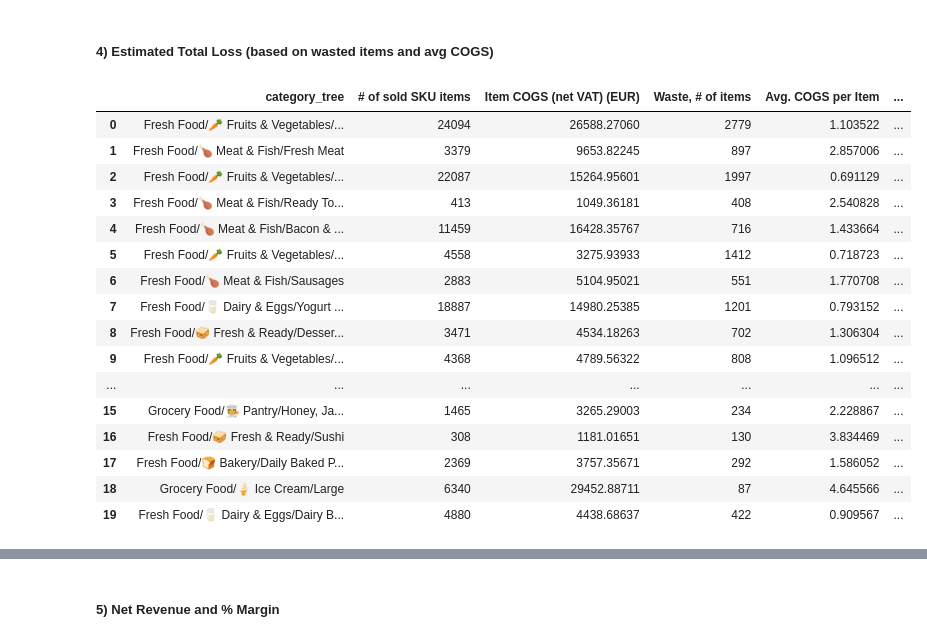
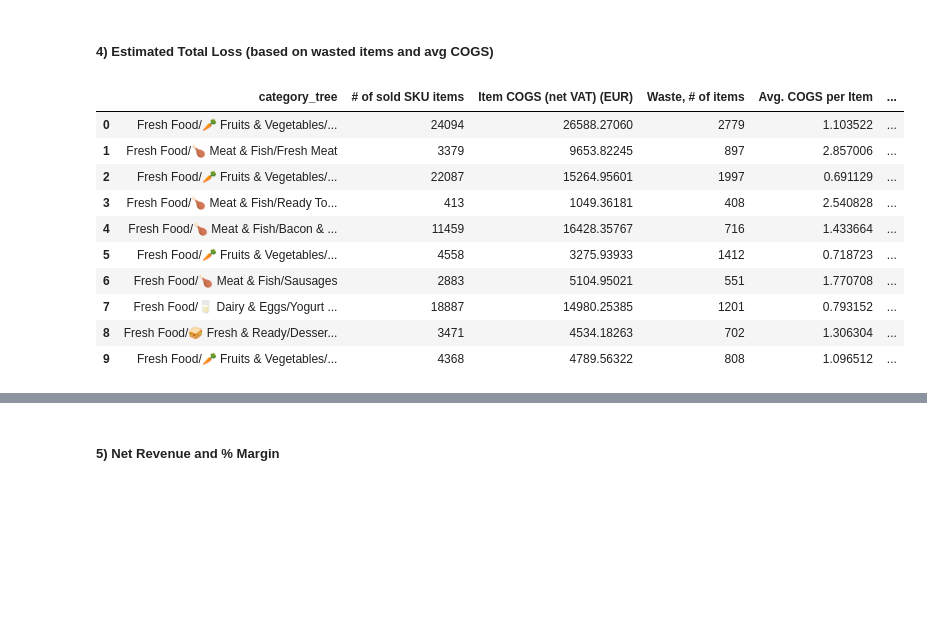
Before and after one commit to jsamu1994/data-challenge-jan-2024, a Jupyter notebook: python_files/exploring_dataset_1.ipynb, the cells around one changed output, grey strips where cells are left out. Drawn from its saved outputs; the diff is of its cells as text; code cells hidden in the pictures; blank space fills up the shorter version.

```diff
--- a/python_files/exploring_dataset_1.ipynb
+++ b/python_files/exploring_dataset_1.ipynb
@@ -163,27 +163,21 @@ df_catalog_grouped[df_catalog_grouped["Unique SKUs Listed"] > 20].head(20)
 # %%
 df_waste = df1[["category_tree","# of sold SKU items","Item COGS (net VAT) (EUR)","Waste, # of items"]]
 df_waste_grouped = df_waste.groupby("category_tree").sum().reset_index()
 
 df_waste_grouped["Avg. COGS per Item"] = df_waste_grouped["Item COGS (net VAT) (EUR)"] / df_waste_grouped["# of sold SKU items"]
 df_waste_grouped["Est. Total Loss (EUR)"] = df_waste_grouped["Waste, # of items"] * df_waste_grouped["Avg. COGS per Item"]
 
 df_waste_grouped = df_waste_grouped.sort_values("Est. Total Loss (EUR)", ascending=False).reset_index(drop=True)
-df_waste_grouped.head(20)
+df_waste_grouped.head(10)
 # %% [output]
 |  | category_tree | # of sold SKU items | Item COGS (net VAT) (EUR) | Waste, # of items | Avg. COGS per Item | ... |
 | 0 | Fresh Food/🥕 Fruits & Vegetables/... | 24094 | 26588.27060 | 2779 | 1.103522 | ... |
 | 1 | Fresh Food/🍗 Meat & Fish/Fresh Meat | 3379 | 9653.82245 | 897 | 2.857006 | ... |
 | 2 | Fresh Food/🥕 Fruits & Vegetables/... | 22087 | 15264.95601 | 1997 | 0.691129 | ... |
 | 3 | Fresh Food/🍗 Meat & Fish/Ready To... | 413 | 1049.36181 | 408 | 2.540828 | ... |
 | 4 | Fresh Food/🍗 Meat & Fish/Bacon & ... | 11459 | 16428.35767 | 716 | 1.433664 | ... |
 | 5 | Fresh Food/🥕 Fruits & Vegetables/... | 4558 | 3275.93933 | 1412 | 0.718723 | ... |
 | 6 | Fresh Food/🍗 Meat & Fish/Sausages | 2883 | 5104.95021 | 551 | 1.770708 | ... |
 | 7 | Fresh Food/🥛 Dairy & Eggs/Yogurt ... | 18887 | 14980.25385 | 1201 | 0.793152 | ... |
 | 8 | Fresh Food/🥪 Fresh & Ready/Desser... | 3471 | 4534.18263 | 702 | 1.306304 | ... |
 | 9 | Fresh Food/🥕 Fruits & Vegetables/... | 4368 | 4789.56322 | 808 | 1.096512 | ... |
-| ... | ... | ... | ... | ... | ... | ... |
-| 15 | Grocery Food/🧑‍🍳 Pantry/Honey, Ja... | 1465 | 3265.29003 | 234 | 2.228867 | ... |
-| 16 | Fresh Food/🥪 Fresh & Ready/Sushi | 308 | 1181.01651 | 130 | 3.834469 | ... |
-| 17 | Fresh Food/🍞 Bakery/Daily Baked P... | 2369 | 3757.35671 | 292 | 1.586052 | ... |
-| 18 | Grocery Food/🍦 Ice Cream/Large | 6340 | 29452.88711 | 87 | 4.645566 | ... |
-| 19 | Fresh Food/🥛 Dairy & Eggs/Dairy B... | 4880 | 4438.68637 | 422 | 0.909567 | ... |
```
Also changed, not shown: parts of 3 cells of this notebook.
